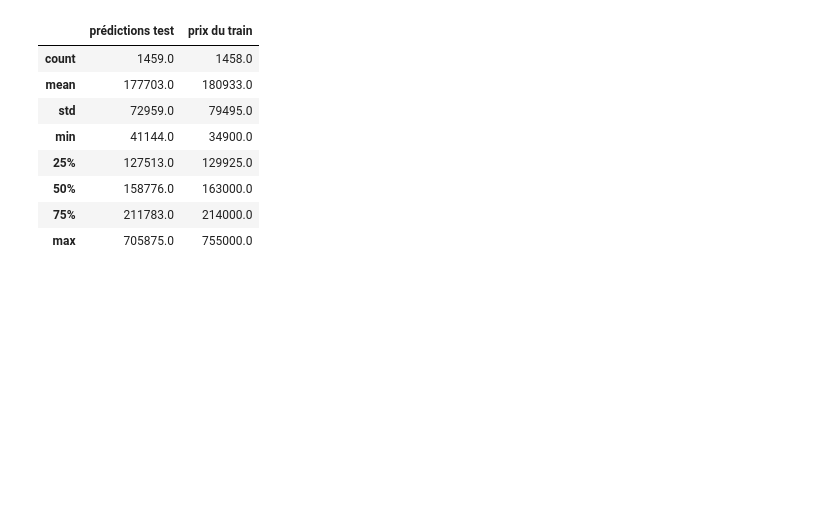
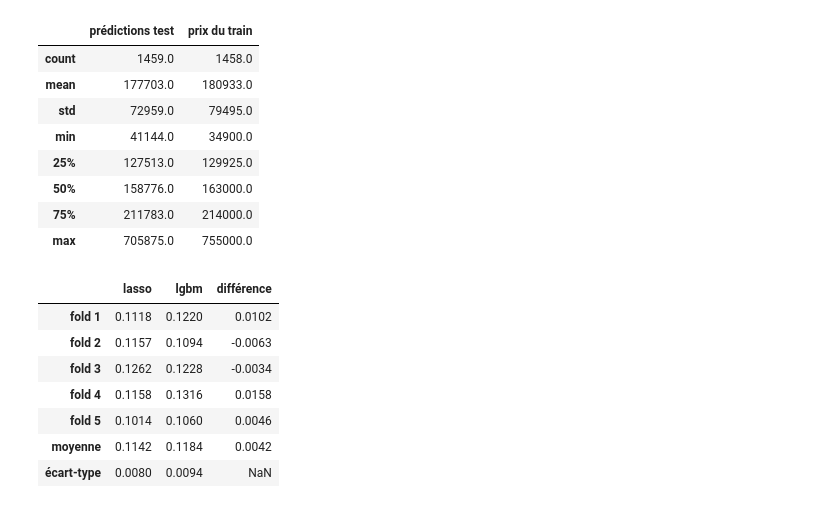
Before and after one commit to raybelpro77git/kaggle-house-prices, a Jupyter notebook: notebooks/02_modeling.ipynb, the cells around one changed output. Cells and saved outputs as stored; diff of their text form; code cells hidden in the pictures; blank space fills up the shorter version.

```diff
--- a/notebooks/02_modeling.ipynb
+++ b/notebooks/02_modeling.ipynb
@@ -267,6 +269,7 @@ df_resultats
 # 1. Meilleur alpha = plus petite RMSE moyenne en CV
 idx_meilleur = df_resultats["rmse_moyenne"].idxmin()
 meilleur_alpha = df_resultats.loc[idx_meilleur, "alpha"]
+rmse_lasso = df_resultats.loc[df_resultats["alpha"] == meilleur_alpha, "rmse_folds"].iloc[0]   # ses 5 RMSE, pour comparer aux autres modèles
 
 # 2. Après la boucle, modele garde le dernier alpha (0.01) : on remet le meilleur, PUIS on réentraîne
 modele.set_params(lasso__alpha=meilleur_alpha)
@@ -382,3 +380,41 @@ NaN / prix <= 0             : 0 / 0
 # %%
 # 5. Enregistrement : le nom dit quel modèle a produit le fichier
 submission.to_csv("../submissions/lasso_alpha0005.csv", index=False)   # index=False : pas de colonne d'index en trop
+# %%
+# LightGBM : même préparation (clone : indépendante de celle du Lasso), même CV (kf)
+modele_lgbm = Pipeline([
+    ("prep", clone(pipe)),
+    ("lgbm", LGBMRegressor(
+        n_estimators=1000,       # nombre d'arbres
+        learning_rate=0.03,      # part de chaque correction ajoutée
+        num_leaves=15,           # petits arbres : 15 feuilles maximum
+        min_child_samples=10,    # au moins 10 maisons par feuille
+        subsample=0.8,           # chaque arbre voit 80 % des maisons...
+        subsample_freq=1,        # ...retirées au hasard à chaque arbre
+        colsample_bytree=0.5,    # chaque arbre voit 50 % des colonnes
+        random_state=42,         # tirages reproductibles
+        verbose=-1,              # pas de messages pendant l'entraînement
+    )),
+])
+
+scores = cross_val_score(modele_lgbm, X_train, y, cv=kf, scoring="neg_root_mean_squared_error")
+rmse_lgbm = -scores
+
+# Comparaison fold par fold avec le meilleur Lasso (mêmes parts) : différence < 0 = LightGBM meilleur
+comparaison = pd.DataFrame({
+    "lasso": rmse_lasso,
+    "lgbm": rmse_lgbm.round(4),
+    "différence": (rmse_lgbm - rmse_lasso).round(4),
+}, index=[f"fold {i}" for i in range(1, 6)])
+comparaison.loc["moyenne"] = comparaison.mean().round(4)
+comparaison.loc["écart-type"] = [round(rmse_lasso.std(), 4), round(rmse_lgbm.std(), 4), None]
+comparaison
+# %% [output]
+|  | lasso | lgbm | différence |
+| fold 1 | 0.1118 | 0.1220 | 0.0102 |
+| fold 2 | 0.1157 | 0.1094 | -0.0063 |
+| fold 3 | 0.1262 | 0.1228 | -0.0034 |
+| fold 4 | 0.1158 | 0.1316 | 0.0158 |
+| fold 5 | 0.1014 | 0.1060 | 0.0046 |
+| moyenne | 0.1142 | 0.1184 | 0.0042 |
+| écart-type | 0.0080 | 0.0094 | NaN |
```
Also changed, not shown: parts of 10 cells of this notebook.
